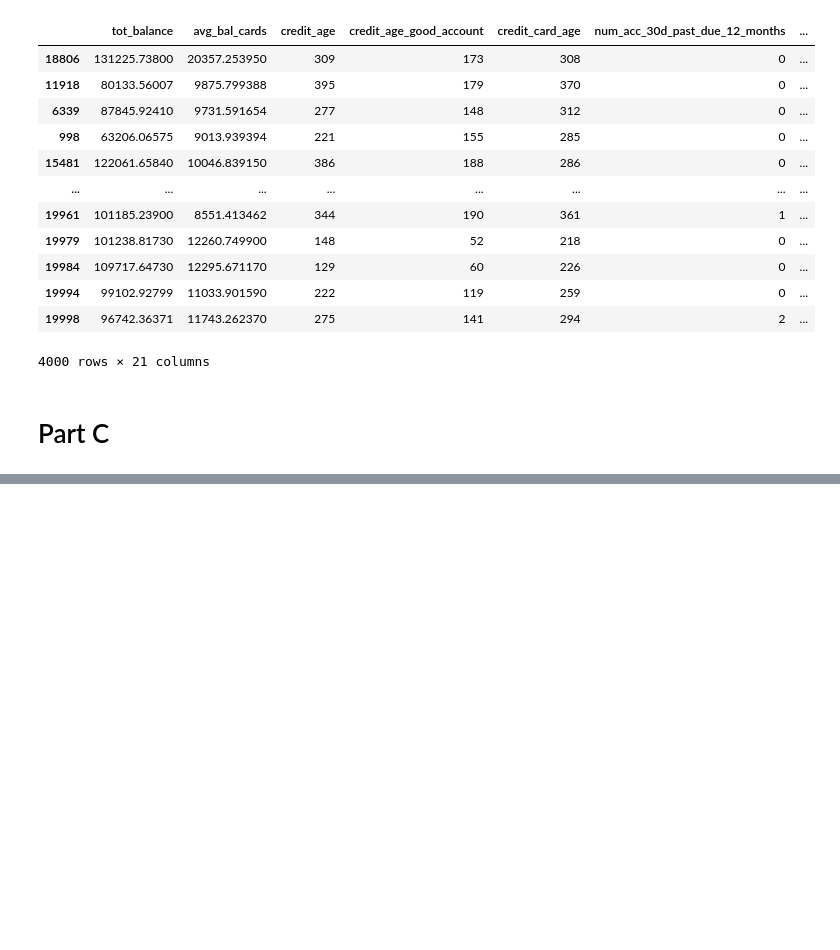
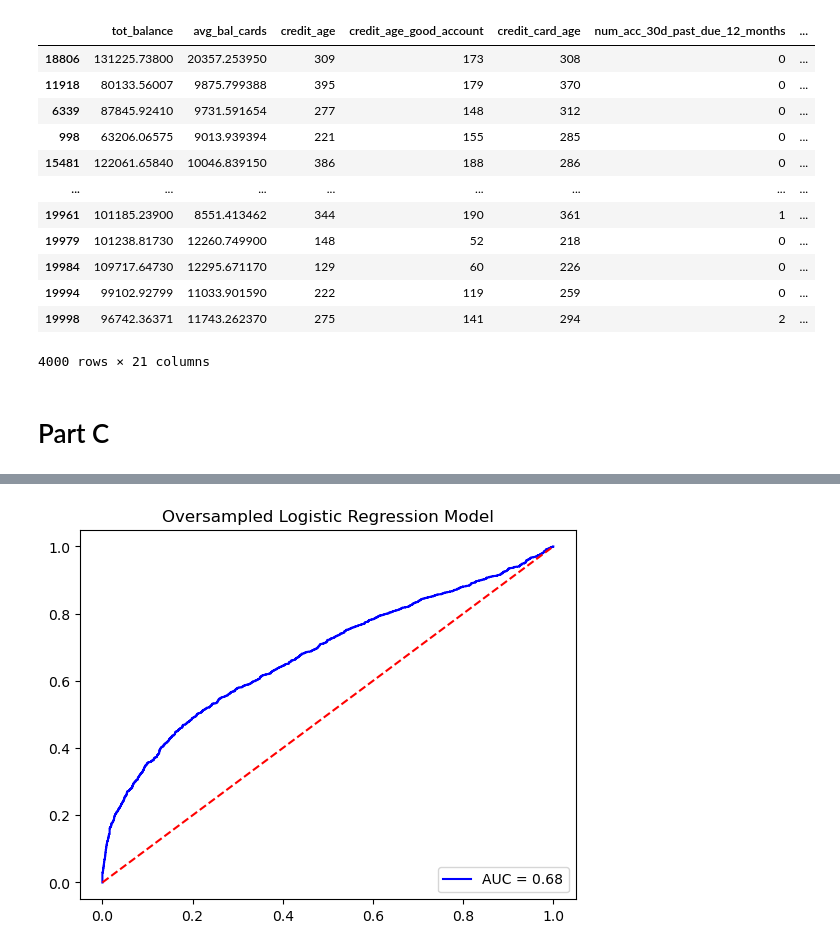
Before and after one commit to ccgurek/DATA-300-Statistical-Machine-Learning-Fall-2023-, a Jupyter notebook: Data 300 HW 4.ipynb, the cells around one changed output, grey strips where cells are left out. Saved outputs shown, nothing was run; the diff lists cells and outputs as text; code cells hidden in the pictures; blank space fills up the shorter version.

```diff
--- a/Data 300 HW 4.ipynb
+++ b/Data 300 HW 4.ipynb
@@ -81,7 +81,7 @@ not_defaulted = by_class.get_group(0)
 # %% [markdown]
 # Part A
 # %%
-defaulted_b = resample(defaulted, random_state=7, n_samples = 16000, replace=True )
+defaulted_b = resample(defaulted, random_state=7, n_samples = 16001, replace=True )
 over_sampled_defaulted = pd.concat([defaulted_b, defaulted])
 over_sampled_data = pd.concat([over_sampled_defaulted, not_defaulted])
 over_sampled_data
@@ -134,7 +135,7 @@ NameError: name 'x_3' is not defined
 # %%
-y = over_sampled_data["Def_ind"]
-x = over_sampled_data.loc[:, over_sampled_data.columns != "Def_ind"]
-x_train_1, x_test_1, y_train_1, y_test_1 = train_test_split(x, y, test_size=0.2, random_state=7)
+y_1 = over_sampled_data["Def_ind"]
+x_1 = over_sampled_data.loc[:, over_sampled_data.columns != "Def_ind"]
+x_train_1, x_test_1, y_train_1, y_test_1 = train_test_split(x_1, y_1, test_size=0.2, random_state=7)
 # %%
 # oversampled Logistic Regression
 LR_model_1 = LogisticRegression()
@@ -187,12 +288,14 @@ y_pred_6
 # %%
 # roc/auc curve
-#probs = model.predict_proba(X_test)
-#preds = probs[:,1]
-#fpr, tpr, threshold = metrics.roc_curve(y_test, preds)
-#roc_auc = metrics.auc(fpr, tpr)
+probs = LR_model_1.predict_proba(x_test_1)
+preds = probs[:,1]
+fpr, tpr, threshold = metrics.roc_curve(y_test_1, preds)
+roc_auc = metrics.auc(fpr, tpr)
 
-#plt.plot(fpr,tpr,'b', label = 'AUC = %0.2f' % roc_auc)
-#plt.plot([0,1], [0,1], 'r--')
-#plt.title("ROC and AUC Plot")
-#plt.legend(loc = 'lower right')
-#plt.show()
+plt.plot(fpr,tpr,'b', label = 'AUC = %0.2f' % roc_auc)
+plt.plot([0,1], [0,1], 'r--')
+plt.title("Oversampled Logistic Regression Model")
+plt.legend(loc = 'lower right')
+plt.show()
+# %% [output]
+[figure, added]
```
Also changed, not shown: parts of 19 cells of this notebook.
